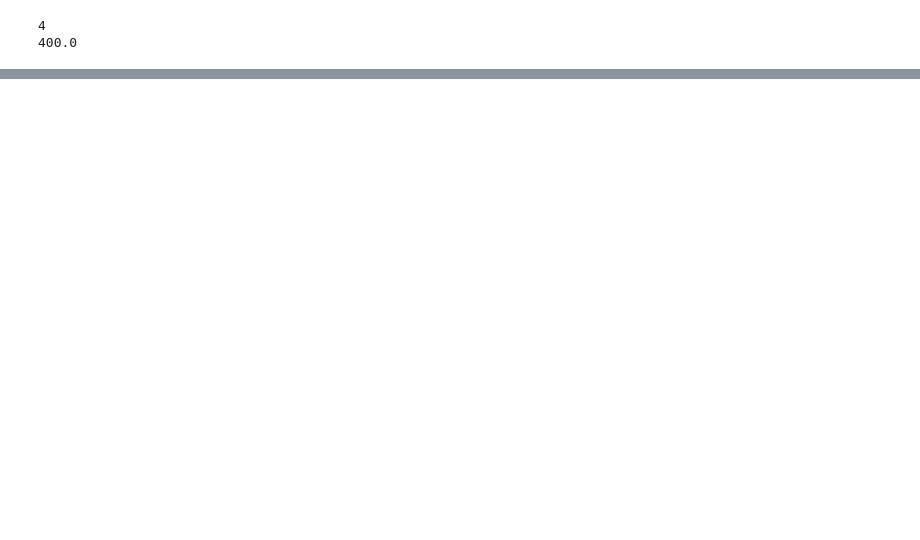
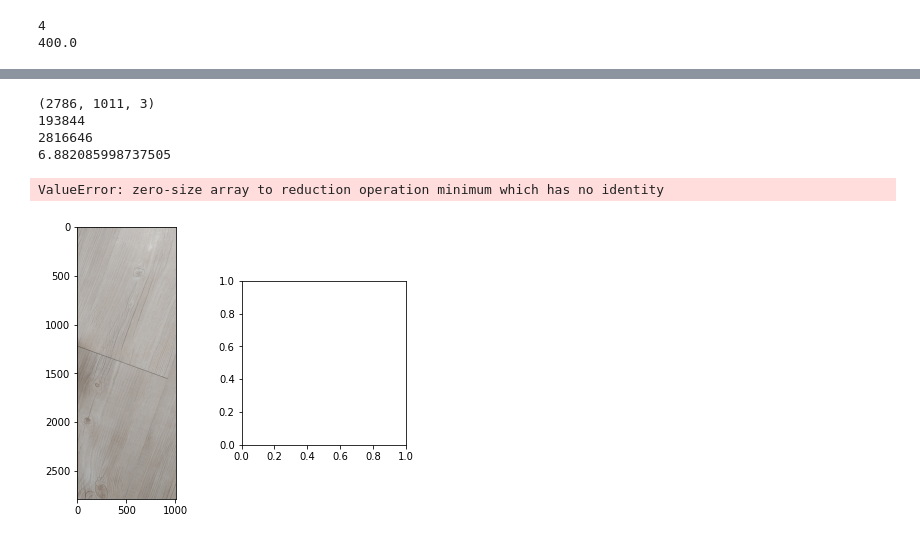
Before and after one commit to rlgus3351/ProjectDataAnalysis, a Jupyter notebook: pack/test.ipynb, the cells around one changed output, grey strips where cells are left out. Saved outputs shown, nothing was run; the diff lists cells and outputs as text; code cells hidden in the pictures; blank space fills up the shorter version.

```diff
--- a/pack/test.ipynb
+++ b/pack/test.ipynb
@@ -218,0 +240,34 @@ plt.show()
+# %%
+data.values[0]
+w = data.values[0][3]
+h = data.values[0][4]
+x1 = data.values[0][5]
+y1 = data.values[0][6]
+x2= data.values[0][7]
+y2 = data.values[0][8]
+dx = np.abs((x2-x1))
+dy = np.abs((y2-y1))
+plt.figure(figsize=(10,5))
+for i in range(1,4):
+    plt.subplot(1,3,i)
+    x,y = zoom(x1,y1,x2,y2,h,w,25*i)
+    pt1_x = x1-x
+    pt1_y = y1-y
+    pt2_x = x2+x
+    pt2_y = y2+y
+    roi = img[pt1_y:pt2_y,pt1_x:pt2_x]
+    plt.imshow(roi)
+    print(roi.shape)
+    s = dx*dy
+    s1 = roi.shape[0]*roi.shape[1]
+    print(s)
+    print(s1)
+    print((s/s1)*100)
+plt.show()
+# %% [output]
+(2786, 1011, 3)
+193844
+2816646
+6.882085998737505
+ValueError: zero-size array to reduction operation minimum which has no identity
+[figure, added]
```
Also changed, not shown: parts of 7 cells of this notebook, 17 other files.
